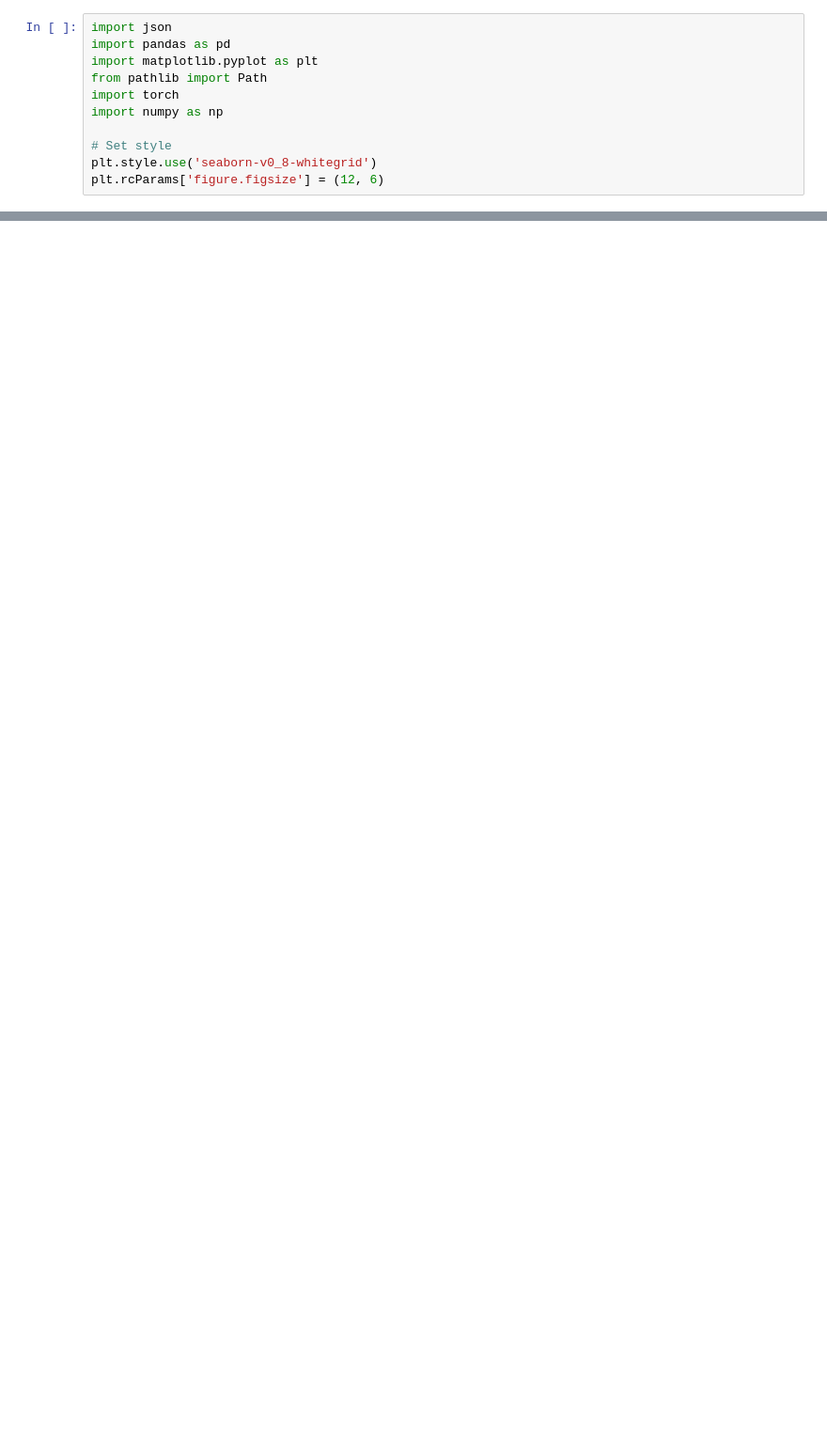
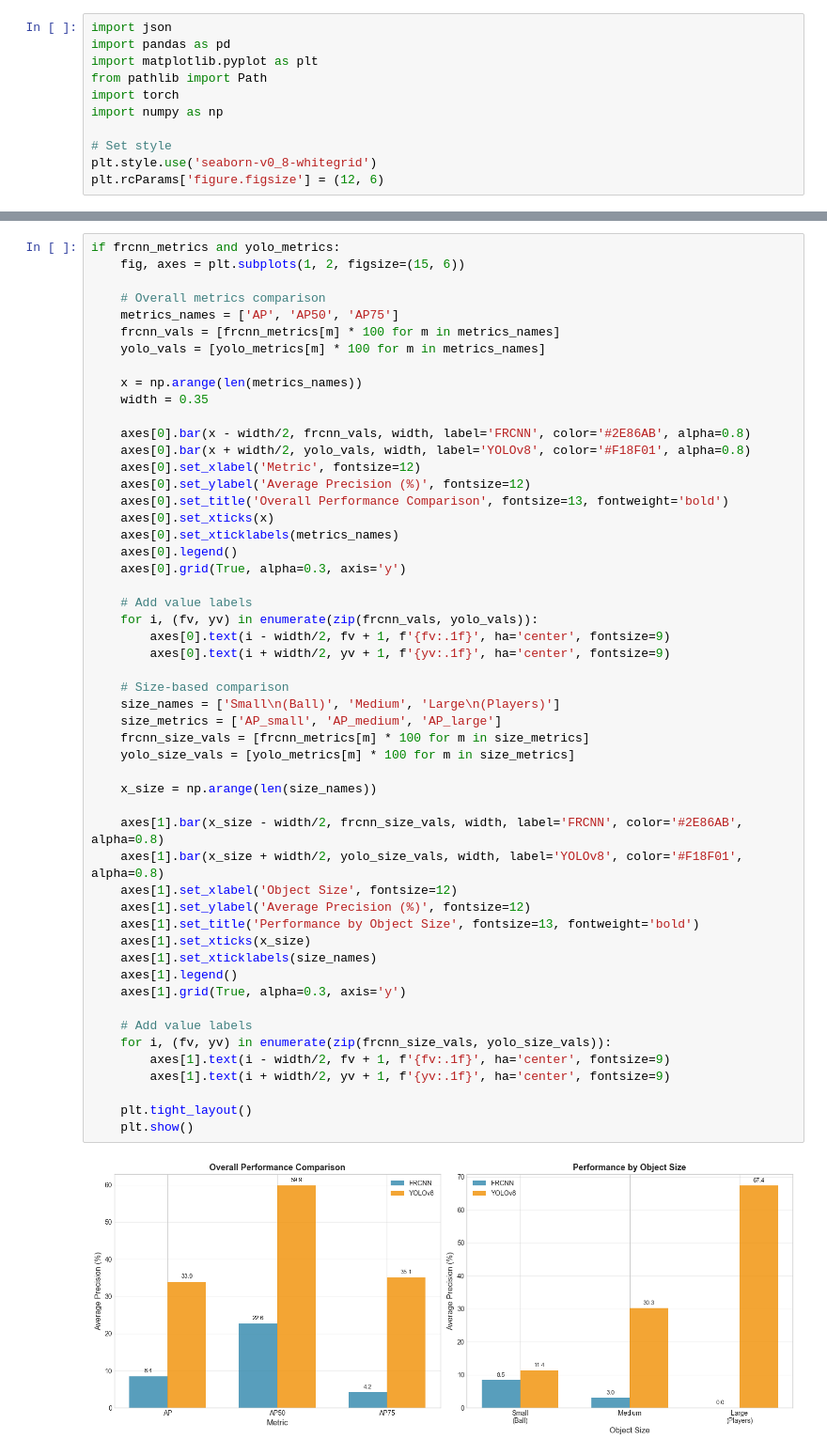
Before and after one commit to yash-patel-01/computervision_project, a Jupyter notebook: model_evaluation.ipynb, the cells around one changed output, grey strips where cells are left out. Shown at 94% size. Drawn from its saved outputs; the diff is of its cells as text; blank space fills up the shorter version.

```diff
--- a/model_evaluation.ipynb
+++ b/model_evaluation.ipynb
@@ -283,0 +272,54 @@ This evaluation framework allows complete assessment of model performance on the
+# %%
+if frcnn_metrics and yolo_metrics:
+    fig, axes = plt.subplots(1, 2, figsize=(15, 6))
+
+    # Overall metrics comparison
+    metrics_names = ['AP', 'AP50', 'AP75']
+    frcnn_vals = [frcnn_metrics[m] * 100 for m in metrics_names]
+    yolo_vals = [yolo_metrics[m] * 100 for m in metrics_names]
+
+    x = np.arange(len(metrics_names))
+    width = 0.35
+
+    axes[0].bar(x - width/2, frcnn_vals, width, label='FRCNN', color='#2E86AB', alpha=0.8)
+    axes[0].bar(x + width/2, yolo_vals, width, label='YOLOv8', color='#F18F01', alpha=0.8)
+    axes[0].set_xlabel('Metric', fontsize=12)
+    axes[0].set_ylabel('Average Precision (%)', fontsize=12)
+    axes[0].set_title('Overall Performance Comparison', fontsize=13, fontweight='bold')
+    axes[0].set_xticks(x)
+    axes[0].set_xticklabels(metrics_names)
+    axes[0].legend()
+    axes[0].grid(True, alpha=0.3, axis='y')
+
+    # Add value labels
+    for i, (fv, yv) in enumerate(zip(frcnn_vals, yolo_vals)):
+        axes[0].text(i - width/2, fv + 1, f'{fv:.1f}', ha='center', fontsize=9)
+        axes[0].text(i + width/2, yv + 1, f'{yv:.1f}', ha='center', fontsize=9)
+
+    # Size-based comparison
+    size_names = ['Small\n(Ball)', 'Medium', 'Large\n(Players)']
+    size_metrics = ['AP_small', 'AP_medium', 'AP_large']
+    frcnn_size_vals = [frcnn_metrics[m] * 100 for m in size_metrics]
+    yolo_size_vals = [yolo_metrics[m] * 100 for m in size_metrics]
+
+    x_size = np.arange(len(size_names))
+
+    axes[1].bar(x_size - width/2, frcnn_size_vals, width, label='FRCNN', color='#2E86AB', alpha=0.8)
+    axes[1].bar(x_size + width/2, yolo_size_vals, width, label='YOLOv8', color='#F18F01', alpha=0.8)
+    axes[1].set_xlabel('Object Size', fontsize=12)
+    axes[1].set_ylabel('Average Precision (%)', fontsize=12)
+    axes[1].set_title('Performance by Object Size', fontsize=13, fontweight='bold')
+    axes[1].set_xticks(x_size)
+    axes[1].set_xticklabels(size_names)
+    axes[1].legend()
+    axes[1].grid(True, alpha=0.3, axis='y')
+
+    # Add value labels
+    for i, (fv, yv) in enumerate(zip(frcnn_size_vals, yolo_size_vals)):
+        axes[1].text(i - width/2, fv + 1, f'{fv:.1f}', ha='center', fontsize=9)
+        axes[1].text(i + width/2, yv + 1, f'{yv:.1f}', ha='center', fontsize=9)
+
+    plt.tight_layout()
+    plt.show()
+# %% [output]
+[figure, added]
```
Also changed, not shown: parts of 27 cells of this notebook, 16 other files.
